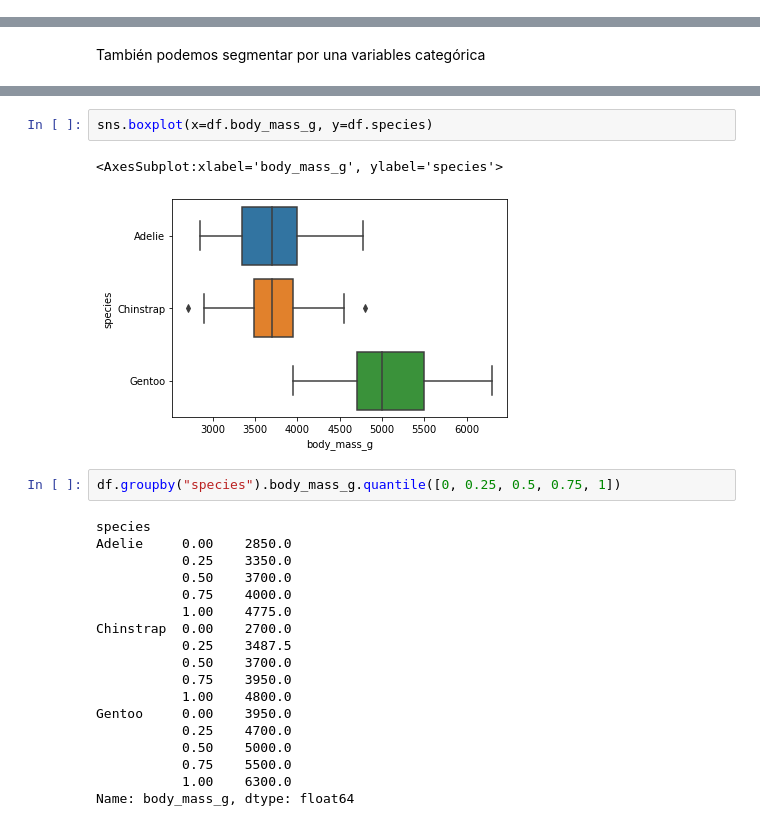
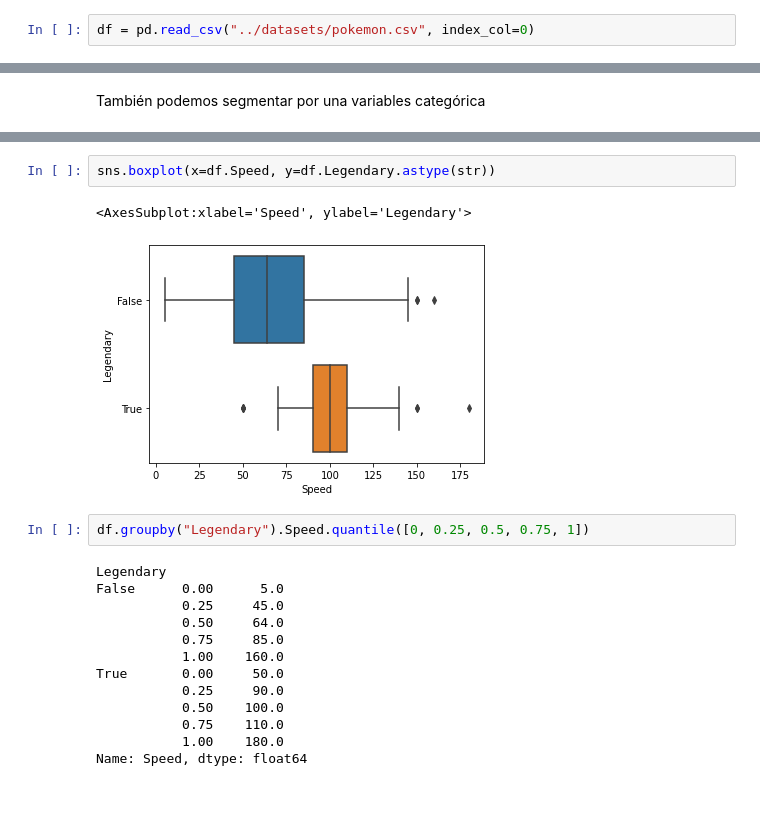
Before and after one commit to sheriffff/teaching_ibm_skillup_data_analytics2022, a Jupyter notebook: esp/02.stats.ipynb, the cells around one changed output, grey strips where cells are left out. Drawn from its saved outputs; the diff is of its cells as text; blank space fills up the shorter version.

Commit message:
pokemon

```diff
--- a/esp/02.stats.ipynb
+++ b/esp/02.stats.ipynb
@@ -479,0 +480,2 @@ df = sns.load_dataset("penguins")
+# %%
+df = pd.read_csv("../datasets/pokemon.csv", index_col=0)
@@ -505,25 +547,20 @@ También podemos segmentar por una variables categórica
 # %%
-sns.boxplot(x=df.body_mass_g, y=df.species)
+sns.boxplot(x=df.Speed, y=df.Legendary.astype(str))
 # %% [output]
-<AxesSubplot:xlabel='body_mass_g', ylabel='species'>
+<AxesSubplot:xlabel='Speed', ylabel='Legendary'>
-[figure, old version]
+[figure, new version]
 # %%
-df.groupby("species").body_mass_g.quantile([0, 0.25, 0.5, 0.75, 1])
+df.groupby("Legendary").Speed.quantile([0, 0.25, 0.5, 0.75, 1])
 # %% [output]
-species
-Adelie     0.00    2850.0
-           0.25    3350.0
-           0.50    3700.0
-           0.75    4000.0
-           1.00    4775.0
-Chinstrap  0.00    2700.0
-           0.25    3487.5
-           0.50    3700.0
-           0.75    3950.0
-           1.00    4800.0
-Gentoo     0.00    3950.0
-           0.25    4700.0
-           0.50    5000.0
-           0.75    5500.0
-           1.00    6300.0
-Name: body_mass_g, dtype: float64
+Legendary
+False      0.00      5.0
+           0.25     45.0
+           0.50     64.0
+           0.75     85.0
+           1.00    160.0
+True       0.00     50.0
+           0.25     90.0
+           0.50    100.0
+           0.75    110.0
+           1.00    180.0
+Name: Speed, dtype: float64
```
Also changed, not shown: parts of 8 cells of this notebook.
